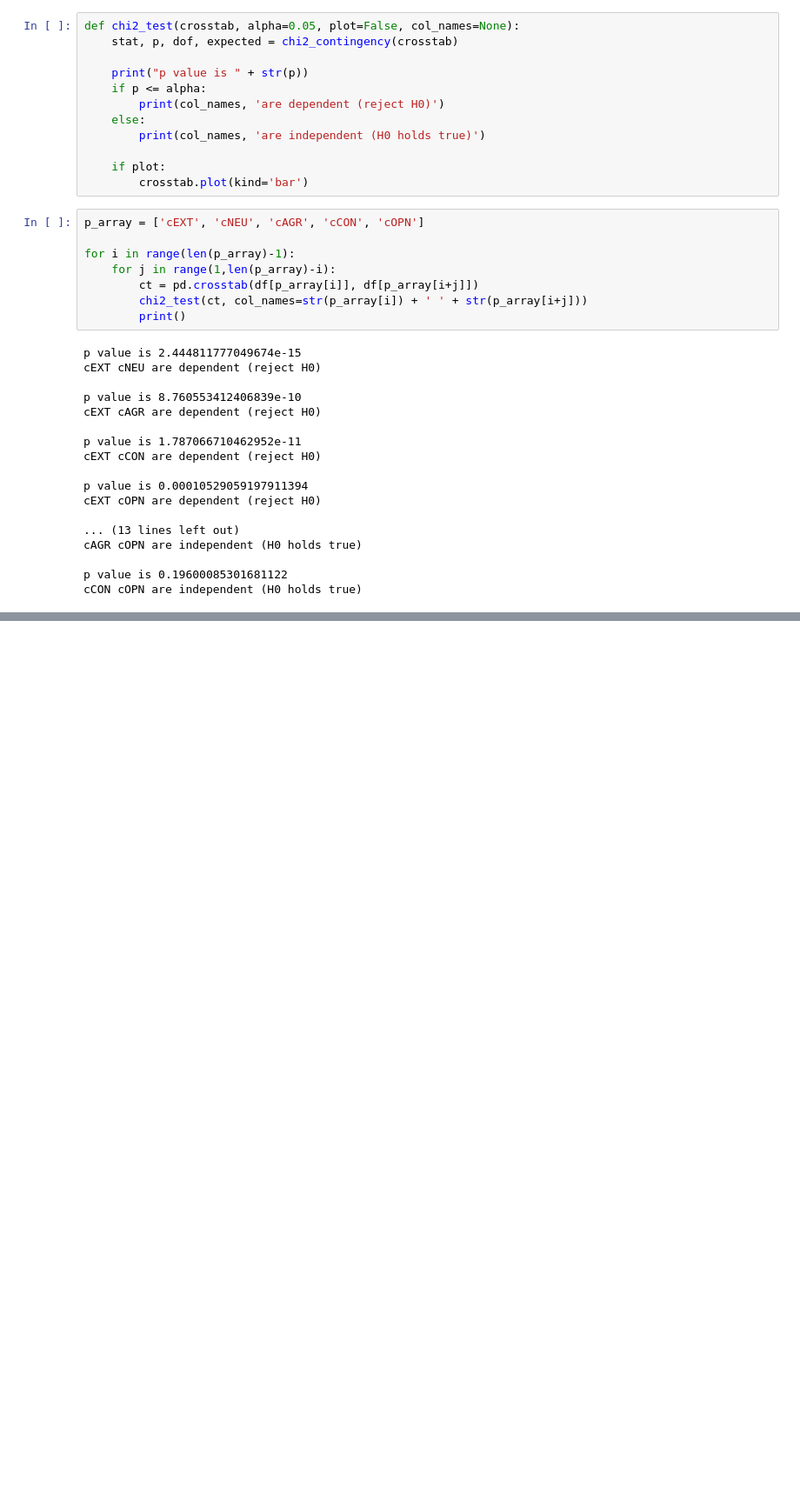
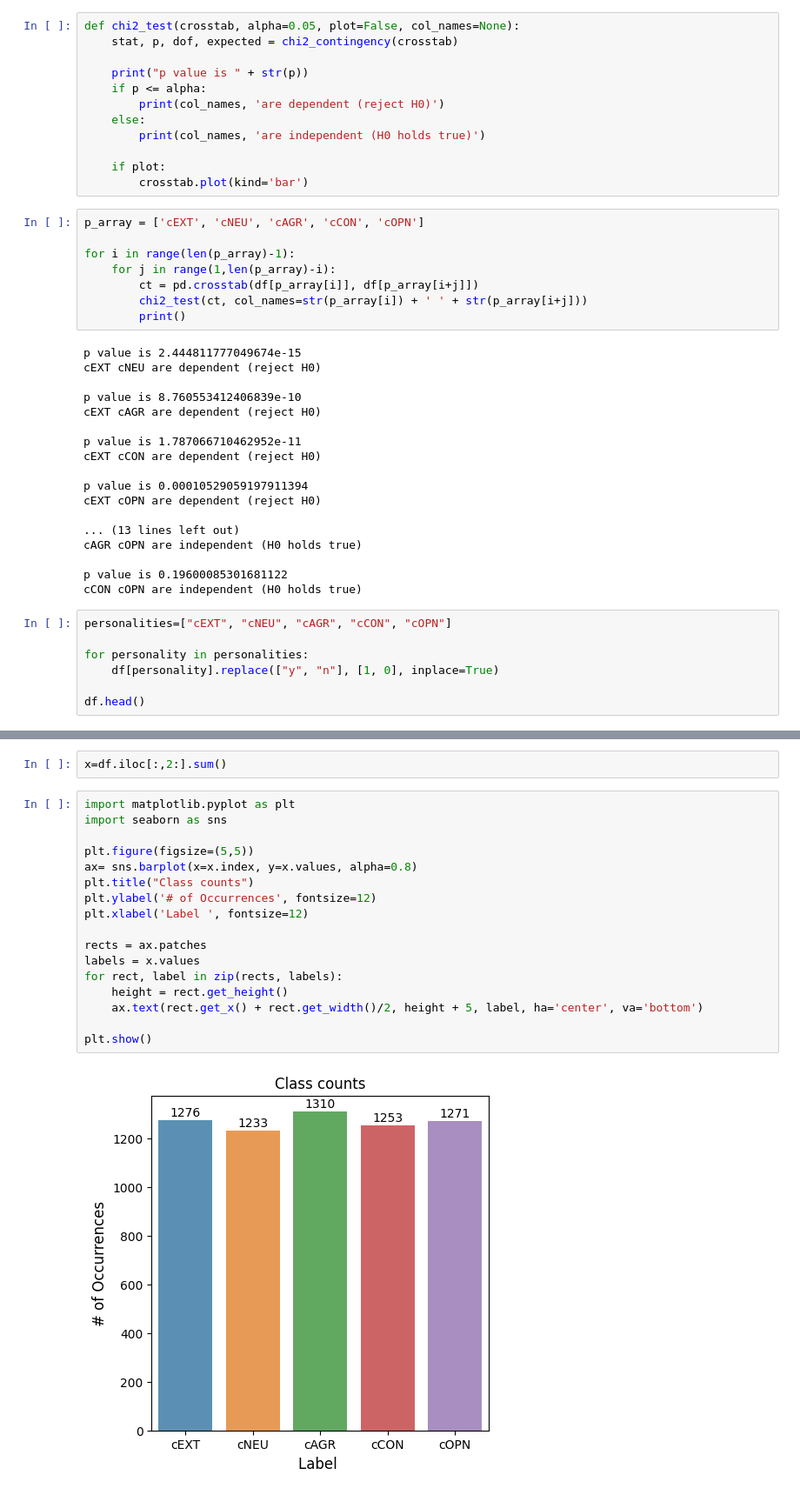
Before and after one commit to ilinardic22/TAR-project-2023, a Jupyter notebook: src/data_analysis.ipynb, the cells around one changed output, grey strips where cells are left out. Shown at 87% size. Drawn from its saved outputs; the diff is of its cells as text; blank space fills up the shorter version.

```diff
--- a/src/data_analysis.ipynb
+++ b/src/data_analysis.ipynb
@@ -80,3 +80,10 @@ cAGR cOPN are independent (H0 holds true)
 
 p value is 0.19600085301681122
 cCON cOPN are independent (H0 holds true)
+# %%
+personalities=["cEXT", "cNEU", "cAGR", "cCON", "cOPN"]
+
+for personality in personalities:
+    df[personality].replace(["y", "n"], [1, 0], inplace=True)
+
+df.head()
@@ -82,0 +97,21 @@ cCON cOPN are independent (H0 holds true)
+# %%
+x=df.iloc[:,2:].sum()
+# %%
+import matplotlib.pyplot as plt
+import seaborn as sns
+
+plt.figure(figsize=(5,5))
+ax= sns.barplot(x=x.index, y=x.values, alpha=0.8)
+plt.title("Class counts")
+plt.ylabel('# of Occurrences', fontsize=12)
+plt.xlabel('Label ', fontsize=12)
+
+rects = ax.patches
+labels = x.values
+for rect, label in zip(rects, labels):
+    height = rect.get_height()
+    ax.text(rect.get_x() + rect.get_width()/2, height + 5, label, ha='center', va='bottom')
+
+plt.show()
+# %% [output]
+[figure, added]
```
Also changed, not shown: parts of 3 cells of this notebook, 5 other files.
